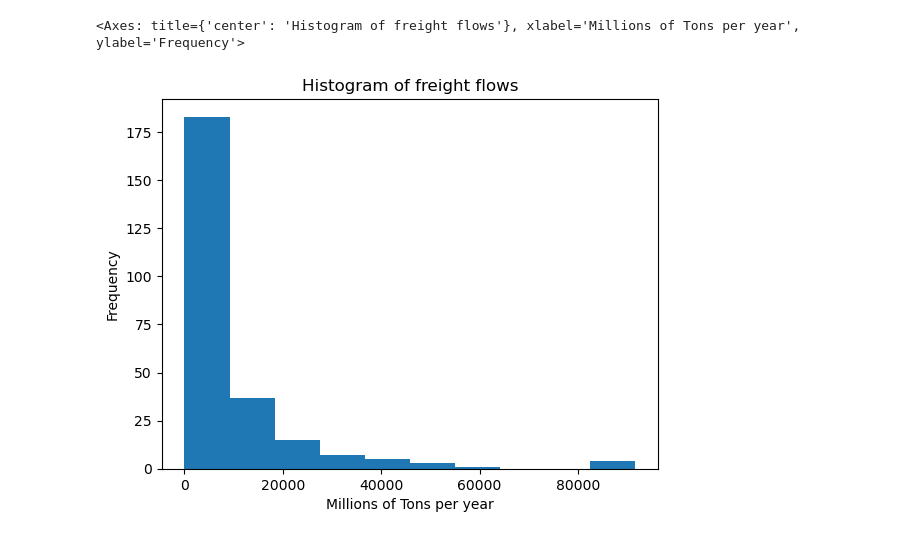
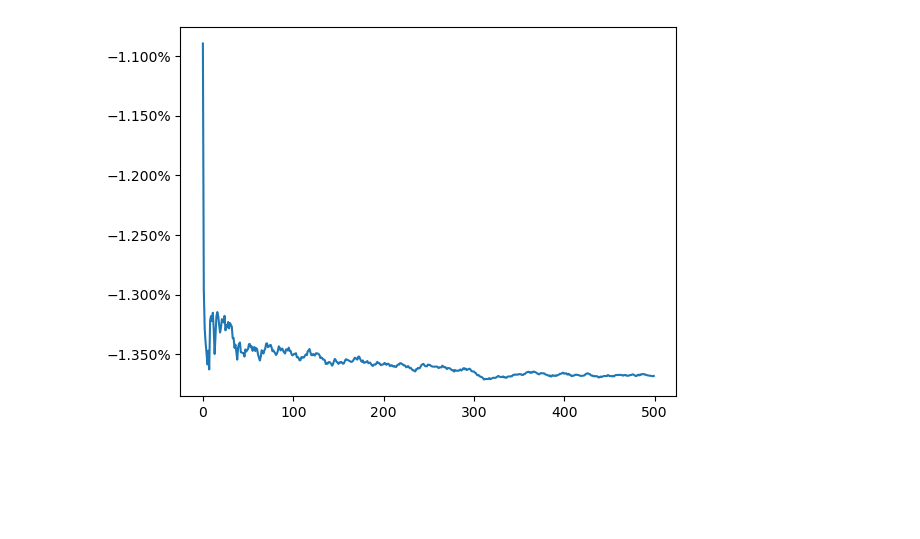
Before and after one commit to UMD-CTSM/network_flow_assignment, a Jupyter notebook: src/faf_sim.ipynb, the cells around one changed output. Cells and saved outputs as stored; diff of their text form; code cells hidden in the pictures; blank space fills up the shorter version.

```diff
--- a/src/faf_sim.ipynb
+++ b/src/faf_sim.ipynb
@@ -17,8 +18,10 @@ import geopandas as gpd
 naRailNodesDf = gpd.read_file( BASE_DIR / "inputs/NTAD_North_American_Rail_Network_Nodes")
 naRailLinesDf = gpd.read_file( BASE_DIR / "inputs/NTAD_North_American_Rail_Network_Lines")
 fafZonesDf = gpd.read_file( BASE_DIR / "inputs/2017_CFS_Metro_Areas_with_FAF").to_crs(4326)
+faf_flows = pd.read_csv(Path.cwd().parent / 'inputs/faf_freight_flow.csv' )
 # %%
 fzn = FafZoneNetwork(naRailNodesDf, naRailLinesDf, fafZonesDf).setInputDfColType()
-railnet = fzn.createNetwork(write_to=BASE_DIR / "resources/networks/faf_railnet.gml")
+fzn.network_weight_fn = link_weights
+railnet = fzn.createNetwork()#(write_to=BASE_DIR / "resources/networks/faf_railnet.gml")
 # %% [output]
   fafZoneNodesDf.geometry = fafZoneNodesDf.centroid
@@ -36,9 +30,24 @@ output = fzn.apply_flows_from_network(railnet_flows)
-# %%
-output['weight'].plot(
-  kind='hist',
-  title='Histogram of freight flows',
-  xlabel='Millions of Tons per year'
-)
-# %% [output]
-<Axes: title={'center': 'Histogram of freight flows'}, xlabel='Millions of Tons per year', ylabel='Frequency'>
-[figure, removed]
+# %%
+
+fa = FlowAssignment(railnet)
+MONTE_CARLO = True
+COLUMN = 'thousand tons in 2050'
+
+railnet_flows = fa.run(faf_flows, SUM_COLUMN=COLUMN) # For comparison, if Monte Carlo mode
+if not MONTE_CARLO:
+  fzn.apply_flows(railnet_flows.to_dict())
+
+if MONTE_CARLO:
+  ITER_N = 500
+
+  monte_railnet_flows = []
+  monte_inputs = []
+  for i in range(ITER_N):
+    iteration_inputs = sample_flows(faf_flows, COLUMN)
+    monte_inputs.append(iteration_inputs)
+    faf_flows['input_flows'] = iteration_inputs
+    iteration_flow = fa.run(faf_flows, SUM_COLUMN='input_flows')
+    monte_railnet_flows.append(iteration_flow)
+  monte_railnet_flows = pd.concat(monte_railnet_flows, axis=1)
+  monte_railnet_flows.columns=range(ITER_N)
+  monte_railnet_flows
@@ -45,3 +56,10 @@ output['weight'].plot(
+# %%
+from matplotlib.ticker import PercentFormatter
+
+plot = monte_railnet_flows.sub(railnet_flows, axis=0).div(railnet_flows, axis=0).mul(100, axis=0).T.expanding().mean().mean(axis=1).plot()
+plot.yaxis.set_major_formatter(PercentFormatter())
+# %% [output]
+[figure, added]
 # %%
 import folium
 import branca.colormap as cm
```
Also changed, not shown: parts of 7 cells of this notebook, 6 other files.
